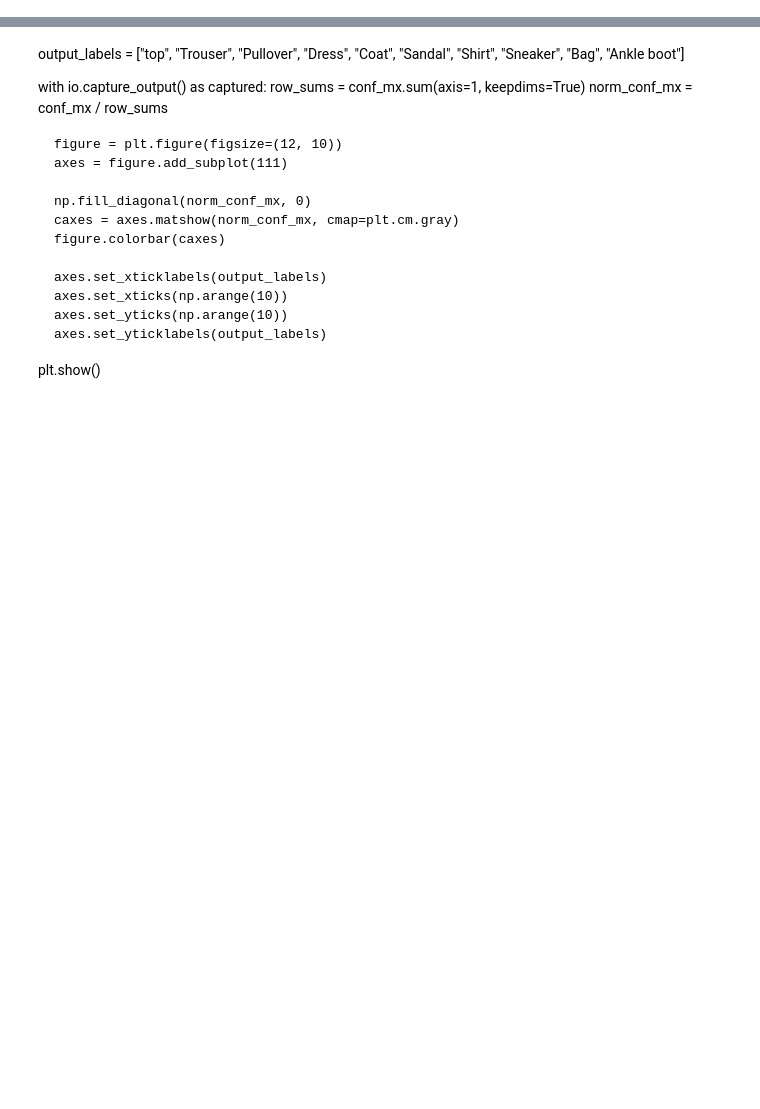
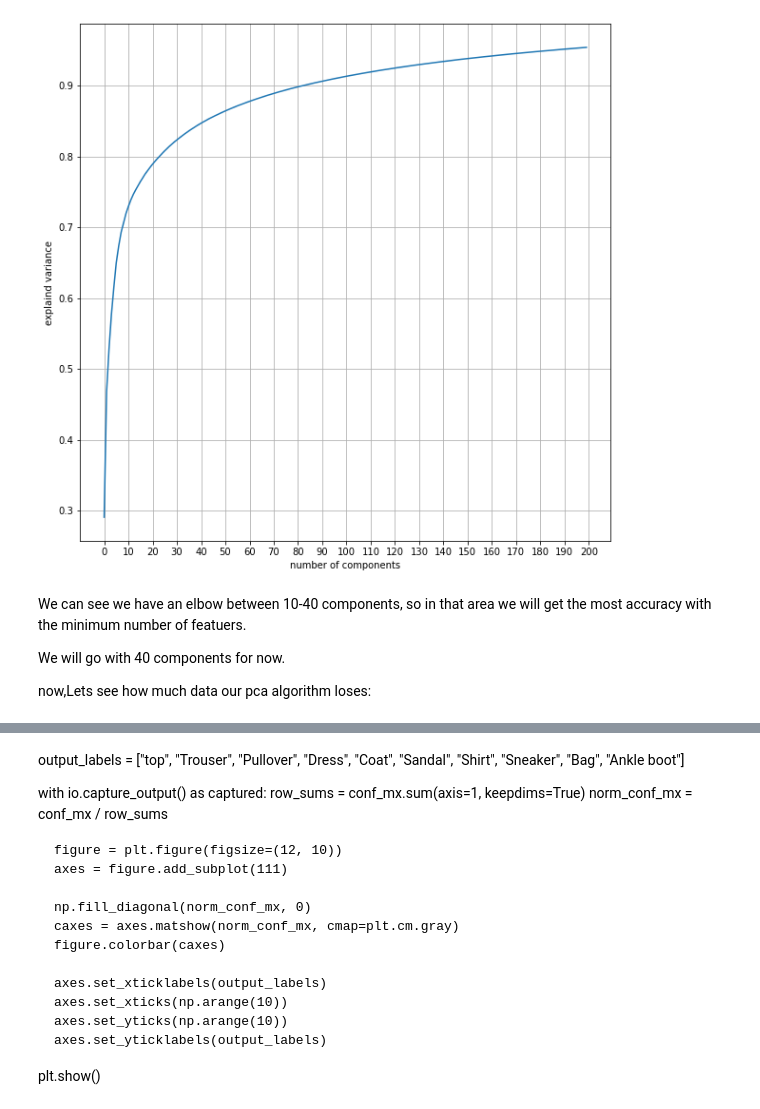
Before and after one commit to Daniel-Ros/DataSiceneIIFinalWork, a Jupyter notebook: fmnist.ipynb, the cells around one changed output, grey strips where cells are left out. Drawn from its saved outputs; the diff is of its cells as text; code cells hidden in the pictures; blank space fills up the shorter version.

```diff
--- a/fmnist.ipynb
+++ b/fmnist.ipynb
@@ -37,3 +36,25 @@ x_recovered = pca.inverse_transform(x_reduced)
+# %%
+from sklearn.decomposition import PCA
+
+pca = PCA()
+pca.fit(x_train)
+cumsum = np.cumsum(pca.explained_variance_ratio_[:200])
+
+plt.figure(figsize=(10,10))
+plt.plot(cumsum)
+plt.xlabel("number of components")
+plt.ylabel("explaind variance")
+plt.grid(True)
+plt.xticks(range(0,210,10))
+plt.show()
+# %% [output]
+[figure, added]
+# %% [markdown]
+We can see we have an elbow between 10-40 components, so in that area we will get the most accuracy with the minimum number of featuers.
+
+We will go with 40 components for now.
+
+now,Lets see how much data our pca algorithm loses:
 # %%
 def plot_pictures(instances, images_per_row=5, **options):
     size = 28
```
Also changed, not shown: parts of 40 cells of this notebook.
